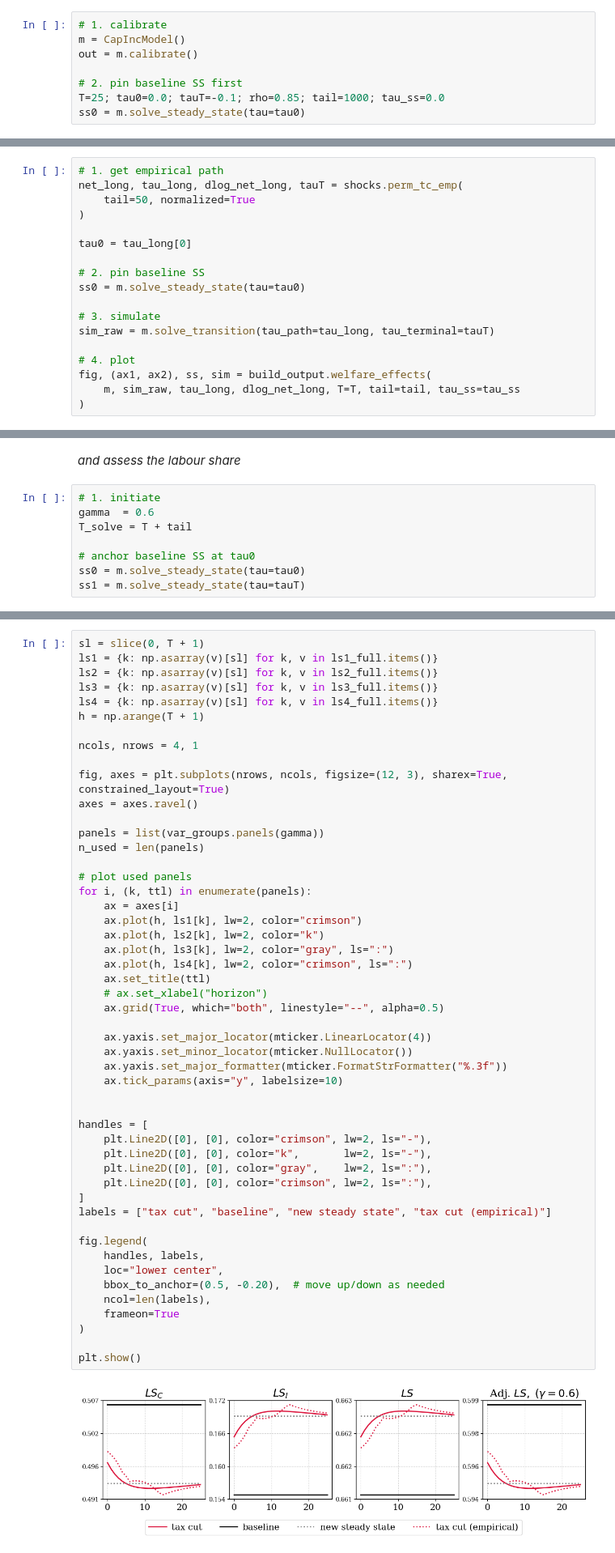
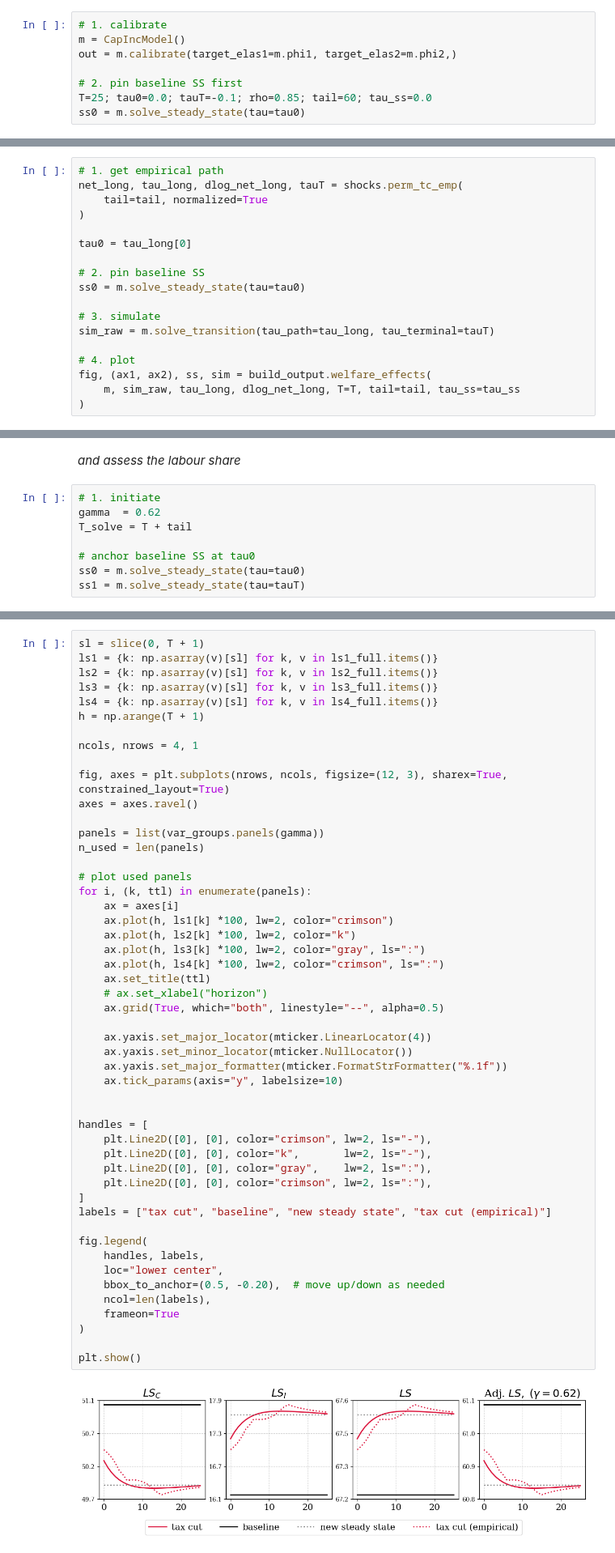
Before and after one commit to cfn368/ba_capinc, a Jupyter notebook: 3_interest_rate.ipynb, the cells around one changed output, grey strips where cells are left out. Shown at 81% size. Drawn from its saved outputs; the diff is of its cells as text.

```diff
--- a/3_interest_rate.ipynb
+++ b/3_interest_rate.ipynb
@@ -17,10 +17,10 @@ The autoreload extension is already loaded. To reload it, use:
 # %%
 # 1. calibrate
 m = CapIncModel()
-out = m.calibrate()
+out = m.calibrate(target_elas1=m.phi1, target_elas2=m.phi2,)
 
 # 2. pin baseline SS first
-T=25; tau0=0.0; tauT=-0.1; rho=0.85; tail=1000; tau_ss=0.0
+T=25; tau0=0.0; tauT=-0.1; rho=0.85; tail=60; tau_ss=0.0
 ss0 = m.solve_steady_state(tau=tau0)
 # %% [output]
 ============================================================
@@ -76,7 +76,7 @@ wealth_ela     1.31
 # %%
 # 1. get empirical path
 net_long, tau_long, dlog_net_long, tauT = shocks.perm_tc_emp(
-    tail=50, normalized=True
+    tail=tail, normalized=True
 )
 
 tau0 = tau_long[0]
@@ -119,7 +119,7 @@ wealth_ela     1.31
 *and assess the labour share*
 # %%
 # 1. initiate
-gamma  = 0.6
+gamma  = 0.62
 T_solve = T + tail
 
 # anchor baseline SS at tau0
@@ -175,39 +175,39 @@ n_used = len(panels)
 # plot used panels
 for i, (k, ttl) in enumerate(panels):
     ax = axes[i]
-    ax.plot(h, ls1[k], lw=2, color="crimson")
-    ax.plot(h, ls2[k], lw=2, color="k")
-    ax.plot(h, ls3[k], lw=2, color="gray", ls=":")
-    ax.plot(h, ls4[k], lw=2, color="crimson", ls=":")
+    ax.plot(h, ls1[k] *100, lw=2, color="crimson")
+    ax.plot(h, ls2[k] *100, lw=2, color="k")
+    ax.plot(h, ls3[k] *100, lw=2, color="gray", ls=":")
+    ax.plot(h, ls4[k] *100, lw=2, color="crimson", ls=":")
     ax.set_title(ttl)
     # ax.set_xlabel("horizon")
     ax.grid(True, which="both", linestyle="--", alpha=0.5)
 
     ax.yaxis.set_major_locator(mticker.LinearLocator(4))
     ax.yaxis.set_minor_locator(mticker.NullLocator())
-    ax.yaxis.set_major_formatter(mticker.FormatStrFormatter("%.3f"))
+    ax.yaxis.set_major_formatter(mticker.FormatStrFormatter("%.1f"))
     ax.tick_params(axis="y", labelsize=10)
 
 
 handles = [
     plt.Line2D([0], [0], color="crimson", lw=2, ls="-"),
     plt.Line2D([0], [0], color="k",       lw=2, ls="-"),
     plt.Line2D([0], [0], color="gray",    lw=2, ls=":"),
     plt.Line2D([0], [0], color="crimson", lw=2, ls=":"),
 ]
 labels = ["tax cut", "baseline", "new steady state", "tax cut (empirical)"]
 
 fig.legend(
     handles, labels,
     loc="lower center",
     bbox_to_anchor=(0.5, -0.20),  # move up/down as needed
     ncol=len(labels),
     frameon=True
 )
 
 plt.show()
 # %% [output]
-[figure, old version]
+[figure, new version]
 # %%
 sl = slice(0, T + 1)
 
```
Also changed, not shown: parts of 6 cells of this notebook, 4 other files.
